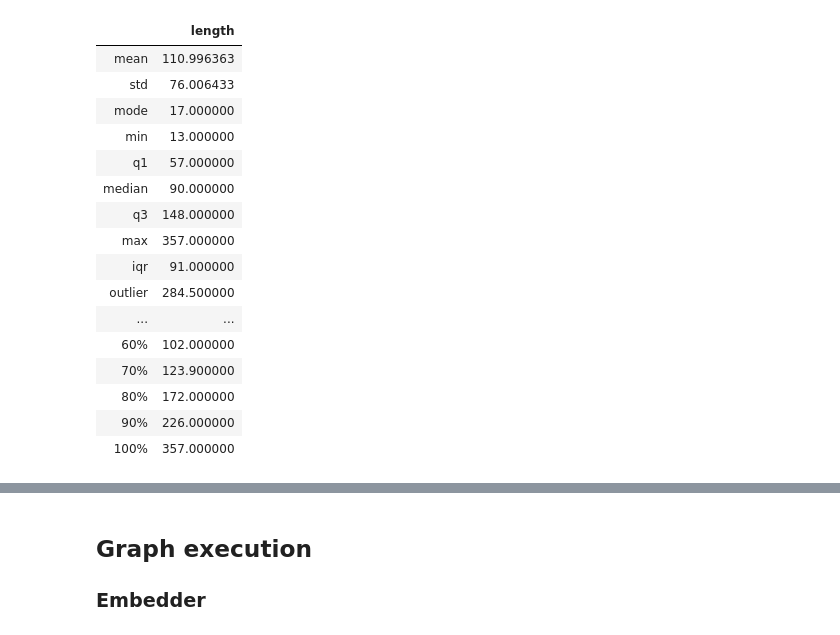
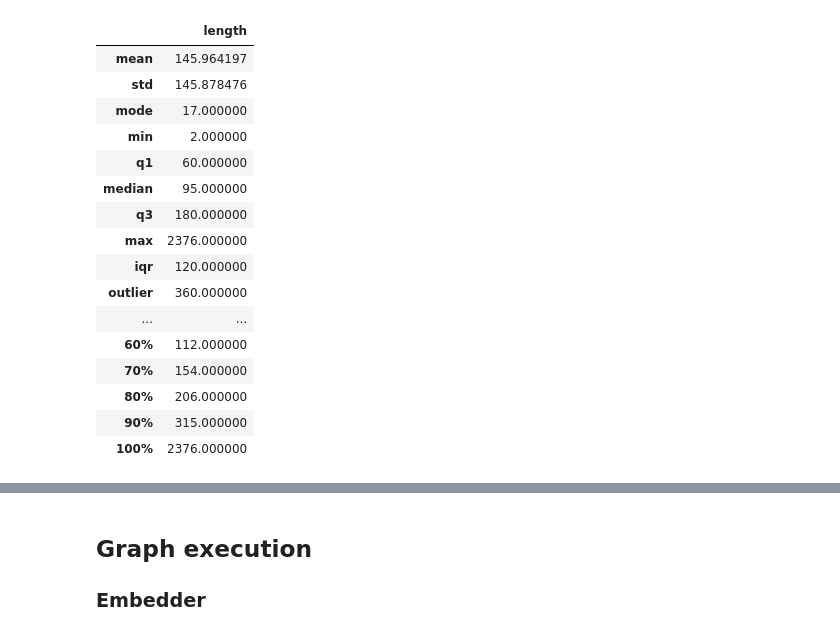
Before and after one commit to tychen5/SequenceFramework, a Jupyter notebook: 3-1.BaselineModel_Reuters.ipynb, the cells around one changed output, grey strips where cells are left out. Drawn from its saved outputs; the diff is of its cells as text; code cells hidden in the pictures.

```diff
--- a/3-1.BaselineModel_Reuters.ipynb
+++ b/3-1.BaselineModel_Reuters.ipynb
@@ -55,21 +55,24 @@ all_words#: 30979
 # %%
-train_len = [len(x) for x in x_train]
-basic_statistics(train_len)
+# train_len = [len(x) for x in x_train]
+# test_len = [len(x) for x in x_test]
+# all_len = train_len
+# all_len.extend(test_len)
+# basic_statistics(all_len)
 # %% [output]
 |  | length |
-| mean | 110.996363 |
-| std | 76.006433 |
+| mean | 145.964197 |
+| std | 145.878476 |
 | mode | 17.000000 |
-| min | 13.000000 |
-| q1 | 57.000000 |
-| median | 90.000000 |
-| q3 | 148.000000 |
-| max | 357.000000 |
-| iqr | 91.000000 |
-| outlier | 284.500000 |
+| min | 2.000000 |
+| q1 | 60.000000 |
+| median | 95.000000 |
+| q3 | 180.000000 |
+| max | 2376.000000 |
+| iqr | 120.000000 |
+| outlier | 360.000000 |
 | ... | ... |
-| 60% | 102.000000 |
-| 70% | 123.900000 |
-| 80% | 172.000000 |
-| 90% | 226.000000 |
-| 100% | 357.000000 |
+| 60% | 112.000000 |
+| 70% | 154.000000 |
+| 80% | 206.000000 |
+| 90% | 315.000000 |
+| 100% | 2376.000000 |
```
Also changed, not shown: parts of 16 cells of this notebook, 5 other files.
